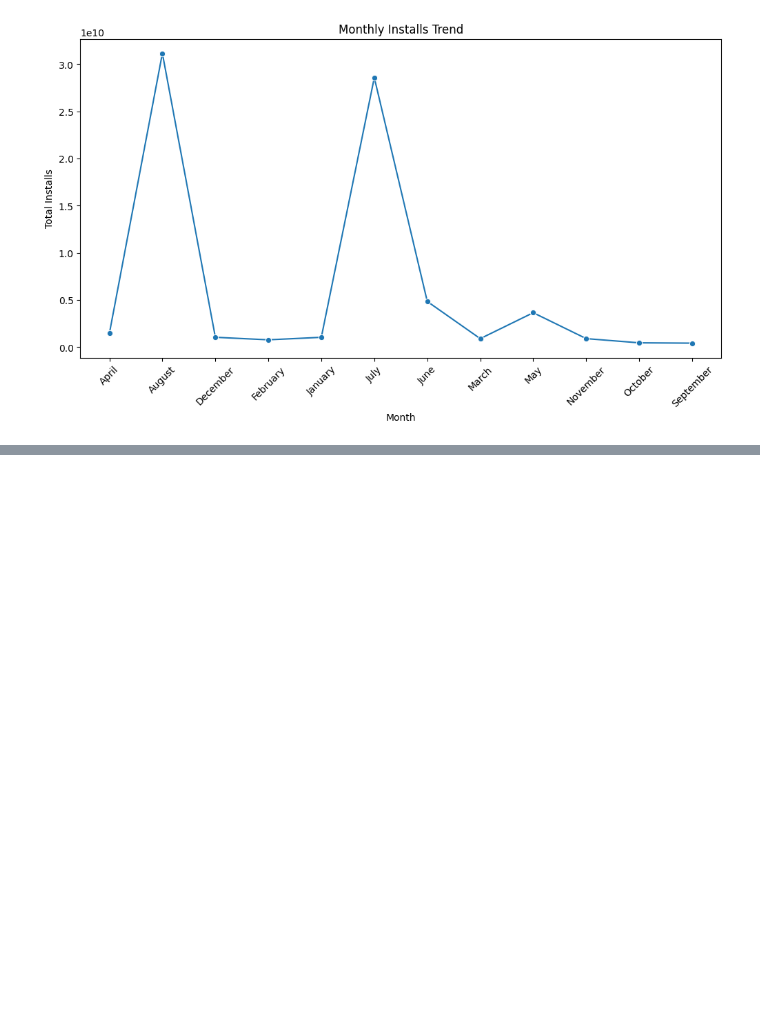
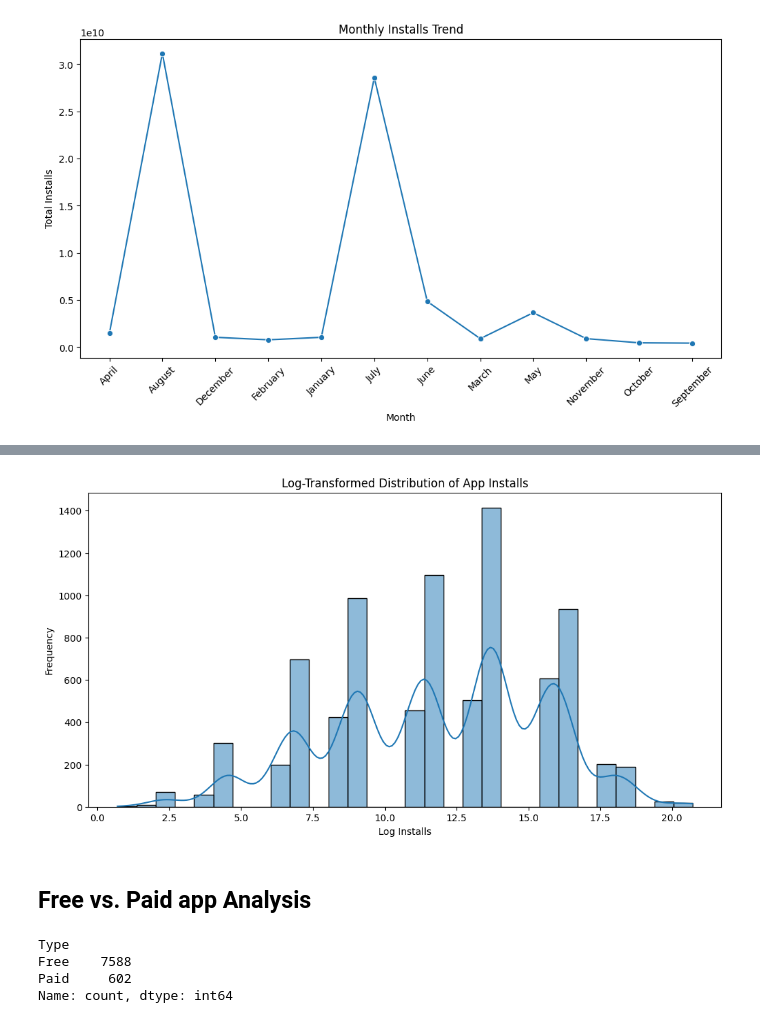
Before and after one commit to OmChauhan07/Google_Play_Store_Data_Analytics, a Jupyter notebook: Notebooks/EDA_and_Visualiation_Preprocessing.ipynb, the cells around one changed output, grey strips where cells are left out. Drawn from its saved outputs; the diff is of its cells as text; code cells hidden in the pictures; blank space fills up the shorter version.

```diff
--- a/Notebooks/EDA_and_Visualiation_Preprocessing.ipynb
+++ b/Notebooks/EDA_and_Visualiation_Preprocessing.ipynb
@@ -485,0 +521,26 @@ plt.show()
+# %%
+# log scale install Distribution
+
+plt.figure(figsize=(12, 6))
+
+sns.histplot(
+    np.log1p(df["Installs"]),
+    bins=30,
+    kde=True
+)
+
+plt.title("Log-Transformed Distribution of App Installs")
+plt.xlabel("Log Installs")
+plt.ylabel("Frequency")
+plt.show()
+# %% [output]
+[figure, added]
+# %% [markdown]
+## Free vs. Paid app Analysis
+# %%
+df["Type"].value_counts()
+# %% [output]
+Type
+Free    7588
+Paid     602
+Name: count, dtype: int64
```
Also changed, not shown: parts of 38 cells of this notebook, 1 other file.
